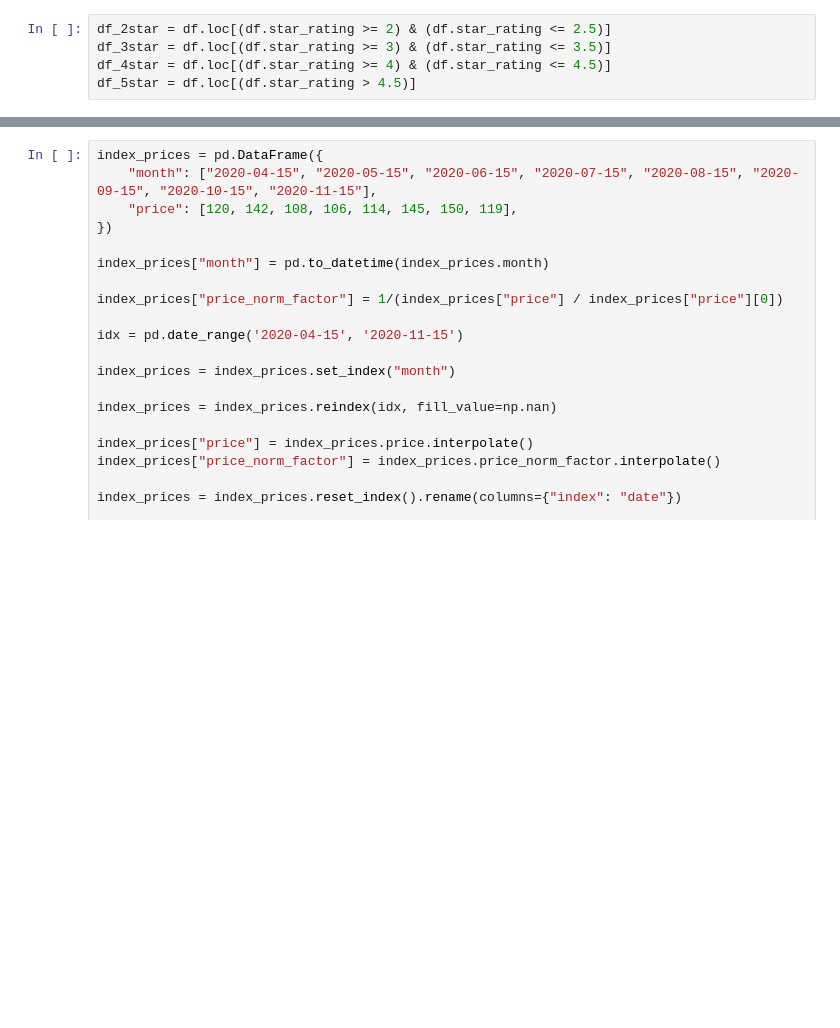
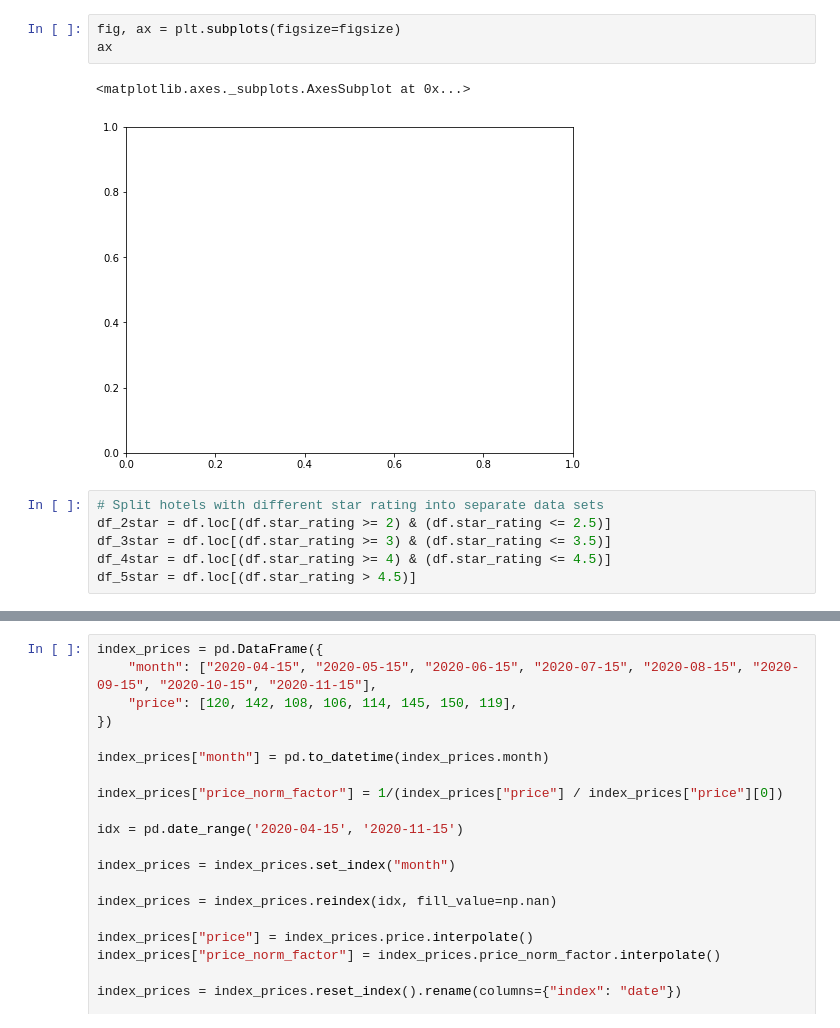
Before and after one commit to jcalven/hotel-price-prediction, a Jupyter notebook: exploration.ipynb, the cells around one changed output, grey strips where cells are left out. Drawn from its saved outputs; the diff is of its cells as text; blank space fills up the shorter version.

```diff
--- a/exploration.ipynb
+++ b/exploration.ipynb
@@ -73,4 +146,11 @@ memory usage: 3.9+ MB
+# %%
+fig, ax = plt.subplots(figsize=figsize)
+ax
+# %% [output]
+<matplotlib.axes._subplots.AxesSubplot at 0x...>
+[figure, added]
 # %%
+# Split hotels with different star rating into separate data sets
 df_2star = df.loc[(df.star_rating >= 2) & (df.star_rating <= 2.5)]
 df_3star = df.loc[(df.star_rating >= 3) & (df.star_rating <= 3.5)]
 df_4star = df.loc[(df.star_rating >= 4) & (df.star_rating <= 4.5)]
```
Also changed, not shown: parts of 16 cells of this notebook.
